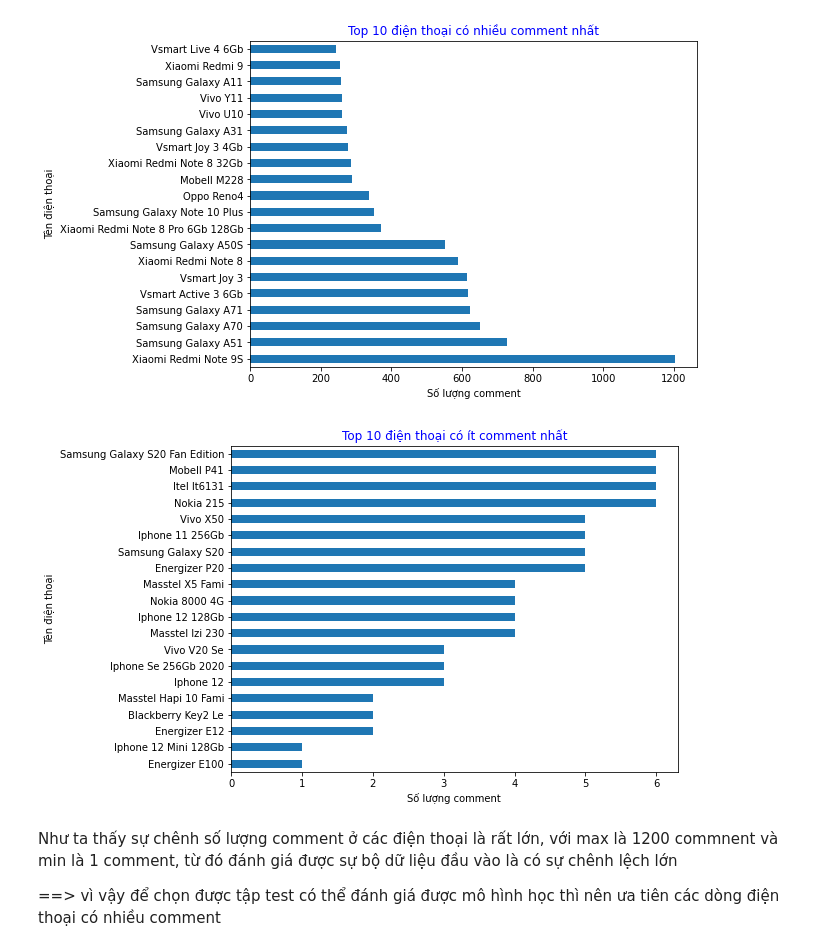
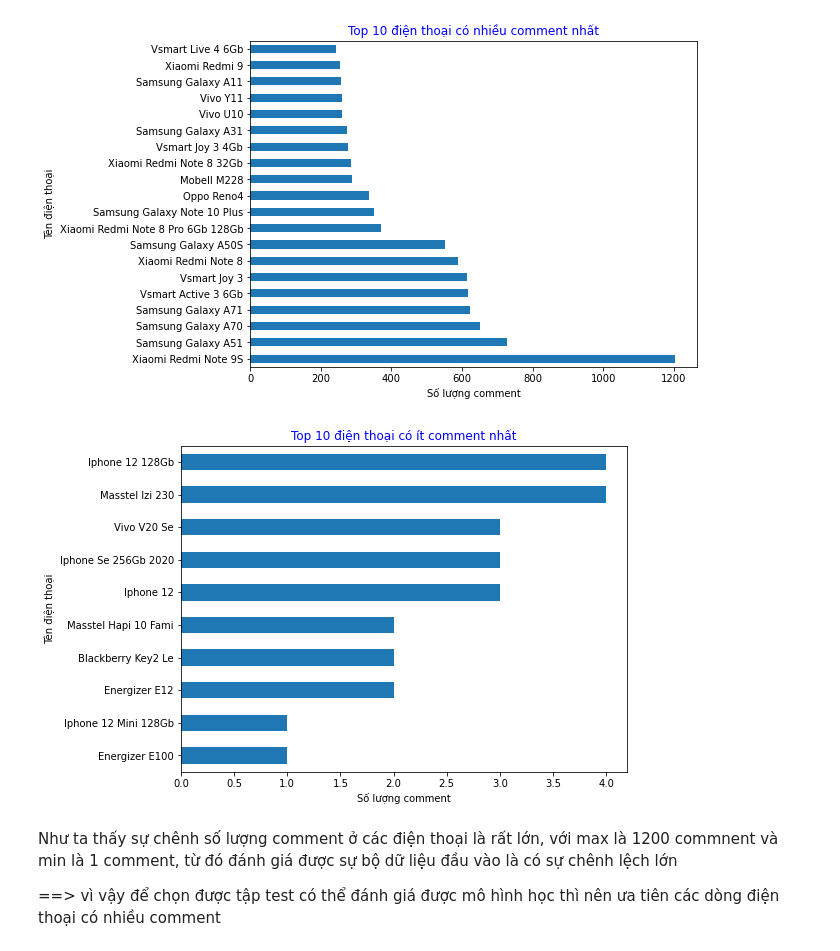
Before and after one commit to arudaki123/NMKHDL, a Jupyter notebook: train_predict.ipynb, the cells around one changed output. Cells and saved outputs as stored; diff of their text form; code cells hidden in the pictures.

```diff
--- a/train_predict.ipynb
+++ b/train_predict.ipynb
@@ -126,16 +126,16 @@ plt.show()
 # %%
 # Số lượng comment của từng điện thoại
 totalCommentCount = df.model.value_counts()
-lessComment = totalCommentCount[::-1].head(20)
+lessComment = totalCommentCount[::-1].head(10)
 plt.figure(figsize=(8, 6))
 plt.xlabel("Số lượng comment")
 plt.ylabel("Tên điện thoại")
 plt.title('Top 10 điện thoại có ít comment nhất'
           ,color = 'blue')
 lessComment.plot.barh()
 plt.show()
 # %% [output]
-[figure, old version]
+[figure, new version]
 # %% [markdown]
 Như ta thấy sự chênh số lượng comment ở các điện thoại là rất lớn, với max là 1200 commnent và min là 1 comment, từ đó đánh giá được sự bộ dữ liệu đầu vào là có sự chênh lệch lớn
 
```
Also changed, not shown: parts of 8 cells of this notebook, 1 other file.
